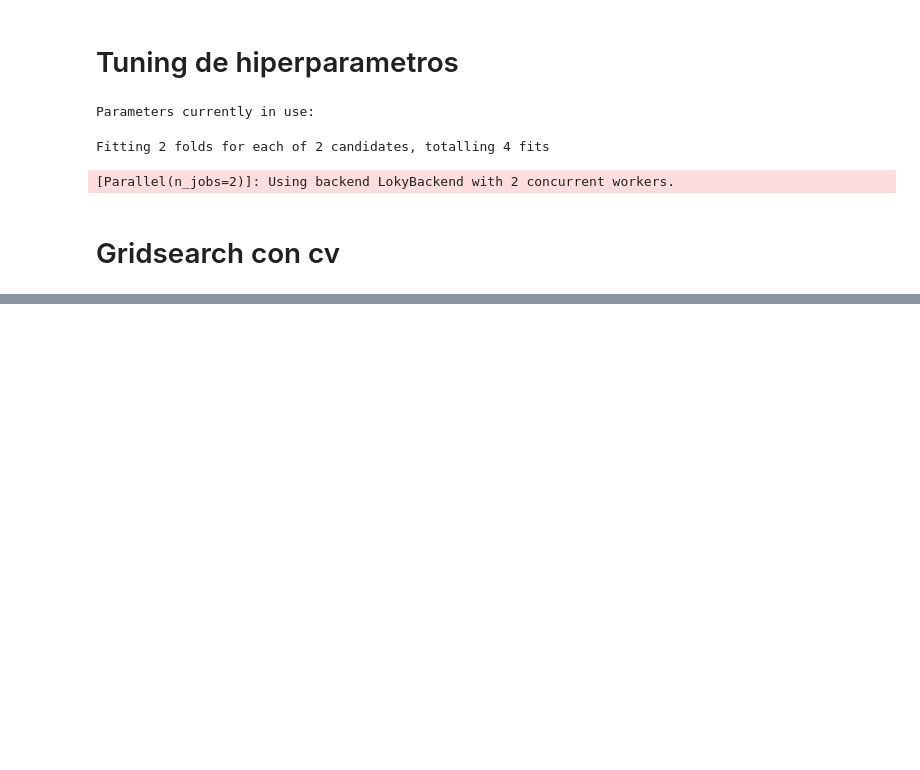
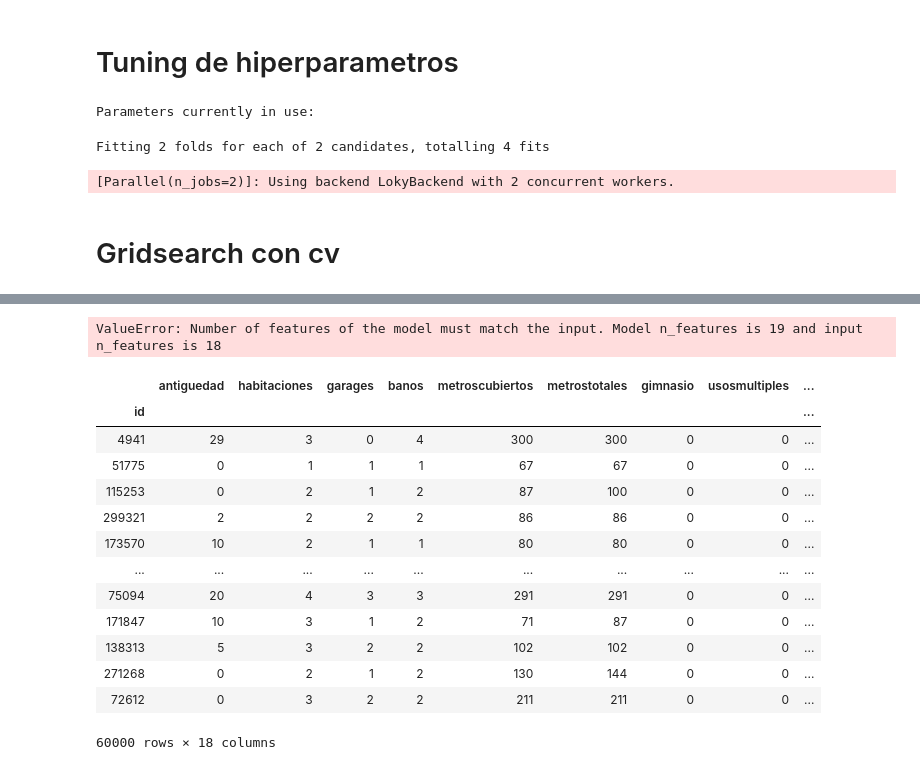
Before and after one commit to ggparente95/tp2-zonajobs, a Jupyter notebook: random_forest.ipynb, the cells around one changed output, grey strips where cells are left out. Cells and saved outputs as stored; diff of their text form; code cells hidden in the pictures; blank space fills up the shorter version.

```diff
--- a/random_forest.ipynb
+++ b/random_forest.ipynb
@@ -277,0 +391,17 @@ print('Improvement of {:0.2f}%.'.format( 100 * (grid_accuracy - base_accuracy) /
+# %%
+# Test sizes with one hot encoding
+df_final, count_enc = count_enc(df_normalized)
+
+X = df_final.copy()
+y = df_final['precio']
+
+
+for ts in [0.25,0.27,0.29,0.31,0.33]:
+    X_train, X_test, y_train, y_test = train_test_split(X, y, test_size=ts)
+    regressor = RandomForestRegressor()
+    regressor.fit(X_train, y_train)
+    pred_1 = regressor.predict(X_test)
+    score_1 = RMSLE(y_test, pred_1)
+    scores.append(('Count Encoding', ts, score_1))
+
+scores
@@ -277,0 +538,10 @@ print('Improvement of {:0.2f}%.'.format( 100 * (grid_accuracy - base_accuracy) /
+# %%
+df_norm = getNormalizedDataset(df)
+df_train, count_enc = count_enc(df_norm)
+X = df_train.drop('precio', axis=1)
+y = df_train['precio']
+
+rf = RandomForestRegressor(n_estimators=544, min_samples_split=10, min_samples_leaf=4,\
+                           max_features='sqrt', max_depth=None, bootstrap= False)
+
+rf.fit(X,y)
@@ -277,0 +556,12 @@ print('Improvement of {:0.2f}%.'.format( 100 * (grid_accuracy - base_accuracy) /
+# %%
+df_test_norm = getNormalizedDataset(df_test, 'test')
+new_cats = count_enc.transform(df_test_norm[cat_features])
+X_test = df_test_norm.drop(['tipodepropiedad','ciudad','provincia'], axis=1).join(new_cats)
+# Todos aquellos que sean de una categoria que yo no tenia en el set de datos, lo mando a una nueva.
+X_test.ciudad.fillna(X_test.ciudad.value_counts().idxmax(), inplace=True)
+X_test.ciudad.fillna(X_test.provincia.value_counts().idxmax(), inplace=True)
+X_test.ciudad.fillna(X_test.tipodepropiedad.value_counts().idxmax(), inplace=True)
+
+pred = rf.predict(X_test)
+# %% [output]
+ValueError: Number of features of the model must match the input. Model n_features is 19 and input n_features is 18
@@ -277,0 +572,18 @@ print('Improvement of {:0.2f}%.'.format( 100 * (grid_accuracy - base_accuracy) /
+# %%
+new_cats = count_enc.transform(df_test_norm[cat_features])
+X_test = df_test_norm.drop(['tipodepropiedad','ciudad','provincia'], axis=1).join(new_cats)
+# %% [output]
+|  | antiguedad | habitaciones | garages | banos | metroscubiertos | metrostotales | gimnasio | usosmultiples | ... |
+| id |  |  |  |  |  |  |  |  | ... |
+| 4941 | 29 | 3 | 0 | 4 | 300 | 300 | 0 | 0 | ... |
+| 51775 | 0 | 1 | 1 | 1 | 67 | 67 | 0 | 0 | ... |
+| 115253 | 0 | 2 | 1 | 2 | 87 | 100 | 0 | 0 | ... |
+| 299321 | 2 | 2 | 2 | 2 | 86 | 86 | 0 | 0 | ... |
+| 173570 | 10 | 2 | 1 | 1 | 80 | 80 | 0 | 0 | ... |
+| ... | ... | ... | ... | ... | ... | ... | ... | ... | ... |
+| 75094 | 20 | 4 | 3 | 3 | 291 | 291 | 0 | 0 | ... |
+| 171847 | 10 | 3 | 1 | 2 | 71 | 87 | 0 | 0 | ... |
+| 138313 | 5 | 3 | 2 | 2 | 102 | 102 | 0 | 0 | ... |
+| 271268 | 0 | 2 | 1 | 2 | 130 | 144 | 0 | 0 | ... |
+| 72612 | 0 | 3 | 2 | 2 | 211 | 211 | 0 | 0 | ... |
+60000 rows × 18 columns
```
Also changed, not shown: parts of 18 cells of this notebook.
